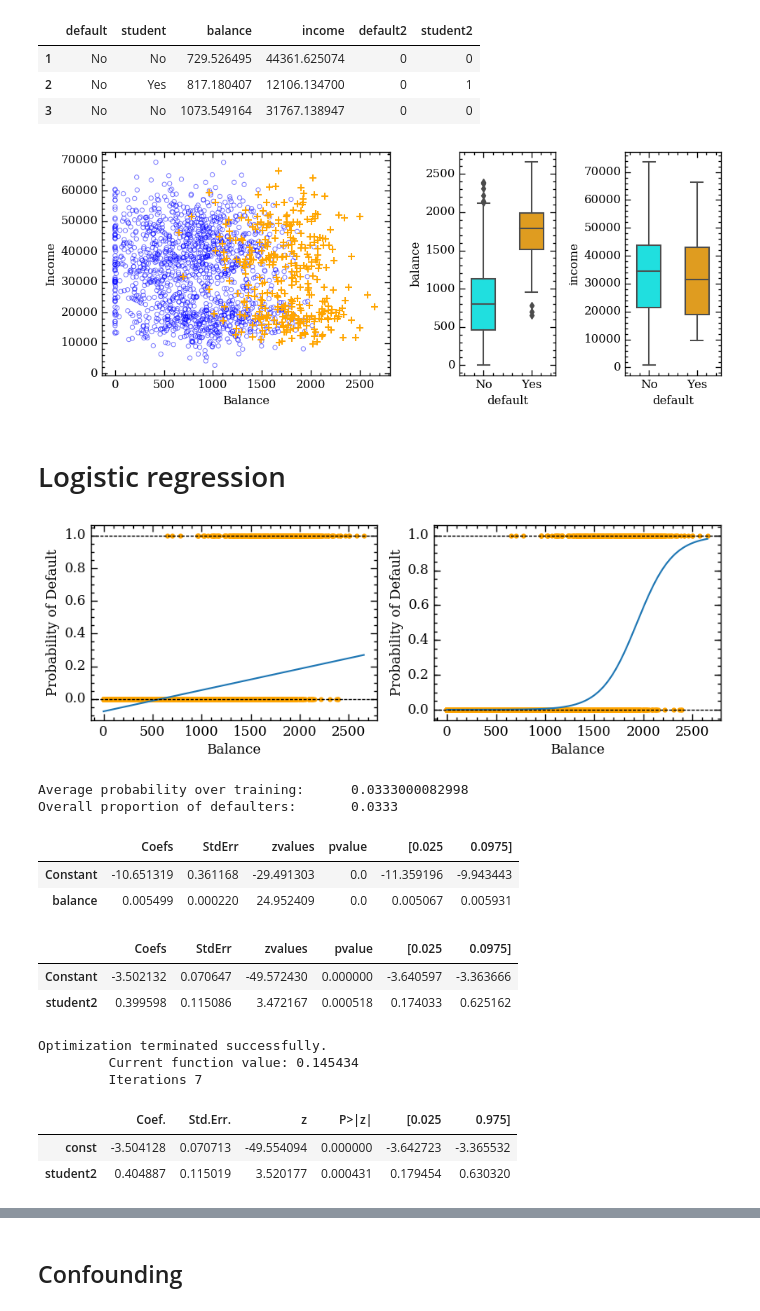
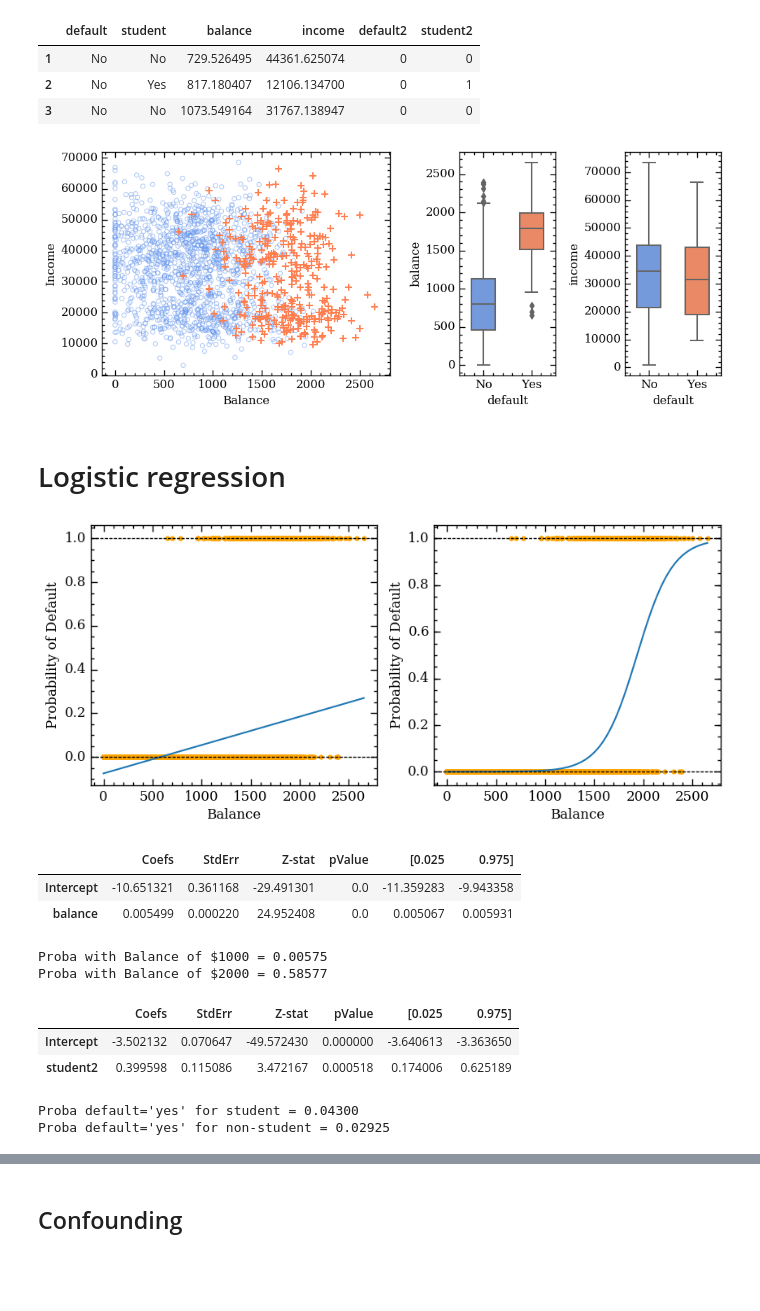
Before and after one commit to AndryRajoelimanana/Intro_Statistical_Learning, a Jupyter notebook: Chapter4_Classifications.ipynb, the cells around one changed output, grey strips where cells are left out. Saved outputs shown, nothing was run; the diff lists cells and outputs as text; code cells hidden in the pictures; blank space fills up the shorter version.

```diff
--- a/Chapter4_Classifications.ipynb
+++ b/Chapter4_Classifications.ipynb
@@ -242,47 +257,39 @@ gs = gridspec.GridSpec(1, 3, width_ratios=[3,1,1])
 subset_no = df[df.default == 'No'].sample(frac=0.15)
 subset_yes = df[df.default == 'Yes']
 
-ax1.scatter(subset_no.balance,subset_no.income,s=20, marker='o', facecolors='None', lw=0.8, edgecolors='blue', alpha=0.5)
-ax1.scatter(subset_yes.balance,subset_yes.income,s=60, c='orange', marker='+')
+ax1.scatter(subset_no.balance,subset_no.income,s=20, marker='o', facecolors='None', lw=0.8, edgecolors='cornflowerblue', alpha=0.5)
+ax1.scatter(subset_yes.balance,subset_yes.income,s=60, c='coral', marker='+')
 ax1.set_xlabel("Balance")
 ax1.set_ylabel("Income")
 
-c_palette = {'No':'cyan', 'Yes':'orange'}
+c_palette = {'No':'cornflowerblue', 'Yes':'coral'}
 sns.boxplot('default', 'balance', data=df, orient='v', width=0.5, ax=ax2, palette=c_palette)
 sns.boxplot('default', 'income', data=df, orient='v', width=0.5, ax=ax3, palette=c_palette)
 gs.tight_layout(plt.gcf())
 # %% [output]
-[figure, old version]
+[figure, new version]
 # %% [markdown]
 # Logistic regression
 # %%
 # Figure 4.2
 X_test = np.arange(df.balance.min(), df.balance.max()).reshape(-1,1)
-fig,(ax1,ax2) = plt.subplots(ncols=2, figsize=(10, 3))
+fig,(ax1,ax2) = plt.subplots(ncols=2, figsize=(10, 4))
 
 # Linear Regression
 reg = linear_model.LinearRegression()
 reg.fit(df[['balance']],df.default2)
 ax1.scatter(df.balance,df.default2, marker='o', lw=0, color='orange',facecolors=None)
 ax1.plot(X_test, reg.predict(X_test))
 for i in (0,1): ax1.axhline(i, color='k', ls='dashed', lw=1)
 
 # Logistic Regression
 logr = linear_model.LogisticRegression(solver='newton-cg')
 logr.fit(df[['balance']],df.default2)
 ax2.scatter(df.balance,df.default2, marker='o', lw=0, color='orange',facecolors=None)
 ax2.plot(X_test, logr.predict_proba(X_test)[:,1])
 for i in (0,1): ax2.axhline(i, color='k', ls='dashed', lw=1)
 for axs in (ax1,ax2):
     axs.set_xlabel('Balance')
     axs.set_ylabel('Probability of Default')
 # %% [output]
-[figure, old version]
+[figure, new version]
-# %%
-proba = logr.predict_proba(df[['balance']])
-pred = logr.predict(df[['balance']])
-print 'Average probability over training:\t'+str(proba[:,1].mean())
-print 'Overall proportion of defaulters:\t'+str(df.default2.sum()/float(len(df)))
-# %% [output]
-Average probability over training:      0.0333000082998
-Overall proportion of defaulters:       0.0333
@@ -318,30 +296,37 @@ class LogisticRegression(linear_model.LogisticRegression):
 # %%
-logr1 = LogisticRegression(solver='newton-cg')
-logr1.fit_stats(df[['balance']],df.default2)
-logr1.results
+# Table 4.1
+logr1 = linear_model.LogisticRegression(solver='newton-cg')
+logr1_stat = ModelStat(logr1, df[['balance']],df.default2, fit=True)
+display(logr1_stat.results)
 # %% [output]
-|  | Coefs | StdErr | zvalues | pvalue | [0.025 | 0.0975] |
-| Constant | -10.651319 | 0.361168 | -29.491303 | 0.0 | -11.359196 | -9.943443 |
-| balance | 0.005499 | 0.000220 | 24.952409 | 0.0 | 0.005067 | 0.005931 |
+|  | Coefs | StdErr | Z-stat | pValue | [0.025 | 0.975] |
+| Intercept | -10.651321 | 0.361168 | -29.491301 | 0.0 | -11.359283 | -9.943358 |
+| balance | 0.005499 | 0.000220 | 24.952408 | 0.0 | 0.005067 | 0.005931 |
+# %%
+# proba with a Balance of $1000
+print "Proba with Balance of $1000 = {0:7.5f}".format(logr1.predict_proba(np.matrix(1000.0))[0,1])
+
+# proba with a Balance of $2000
+print "Proba with Balance of $2000 = {0:7.5f}".format(logr1.predict_proba(np.matrix(2000.0))[0,1])
+# %% [output]
+Proba with Balance of $1000 = 0.00575
+Proba with Balance of $2000 = 0.58577
 # %%
-logr1 = LogisticRegression(solver='newton-cg')
-logr1.fit_stats(df[['student2']],df.default2)
-logr1.results
+# Table 4.2 with qualitative predictor
+logr1 = linear_model.LogisticRegression(solver='newton-cg')
+logr1_stat = ModelStat(logr1, df[['student2']],df.default2, fit=True)
+display(logr1_stat.results)
 # %% [output]
-|  | Coefs | StdErr | zvalues | pvalue | [0.025 | 0.0975] |
-| Constant | -3.502132 | 0.070647 | -49.572430 | 0.000000 | -3.640597 | -3.363666 |
-| student2 | 0.399598 | 0.115086 | 3.472167 | 0.000518 | 0.174033 | 0.625162 |
+|  | Coefs | StdErr | Z-stat | pValue | [0.025 | 0.975] |
+| Intercept | -3.502132 | 0.070647 | -49.572430 | 0.000000 | -3.640613 | -3.363650 |
+| student2 | 0.399598 | 0.115086 | 3.472167 | 0.000518 | 0.174006 | 0.625189 |
-# %%
-X_train = sm.add_constant(df.student2)
-y = df.default2
-
-est = smf.Logit(y, X_train).fit()
-est.summary2().tables[1]
-# %% [output]
-Optimization terminated successfully.
-         Current function value: 0.145434
-         Iterations 7
-|  | Coef. | Std.Err. | z | P>|z| | [0.025 | 0.975] |
-| const | -3.504128 | 0.070713 | -49.554094 | 0.000000 | -3.642723 | -3.365532 |
-| student2 | 0.404887 | 0.115019 | 3.520177 | 0.000431 | 0.179454 | 0.630320 |
+# %%
+# proba with a Balance of $1000
+print "Proba default='yes' for student = {0:7.5f}".format(logr1.predict_proba(np.matrix(1))[0,1])
+
+# proba with a Balance of $2000
+print "Proba default='yes' for non-student = {0:7.5f}".format(logr1.predict_proba(np.matrix(0))[0,1])
+# %% [output]
+Proba default='yes' for student = 0.04300
+Proba default='yes' for non-student = 0.02925
 # %% [markdown]
```
Also changed, not shown: parts of 44 cells of this notebook, 1 other file.
